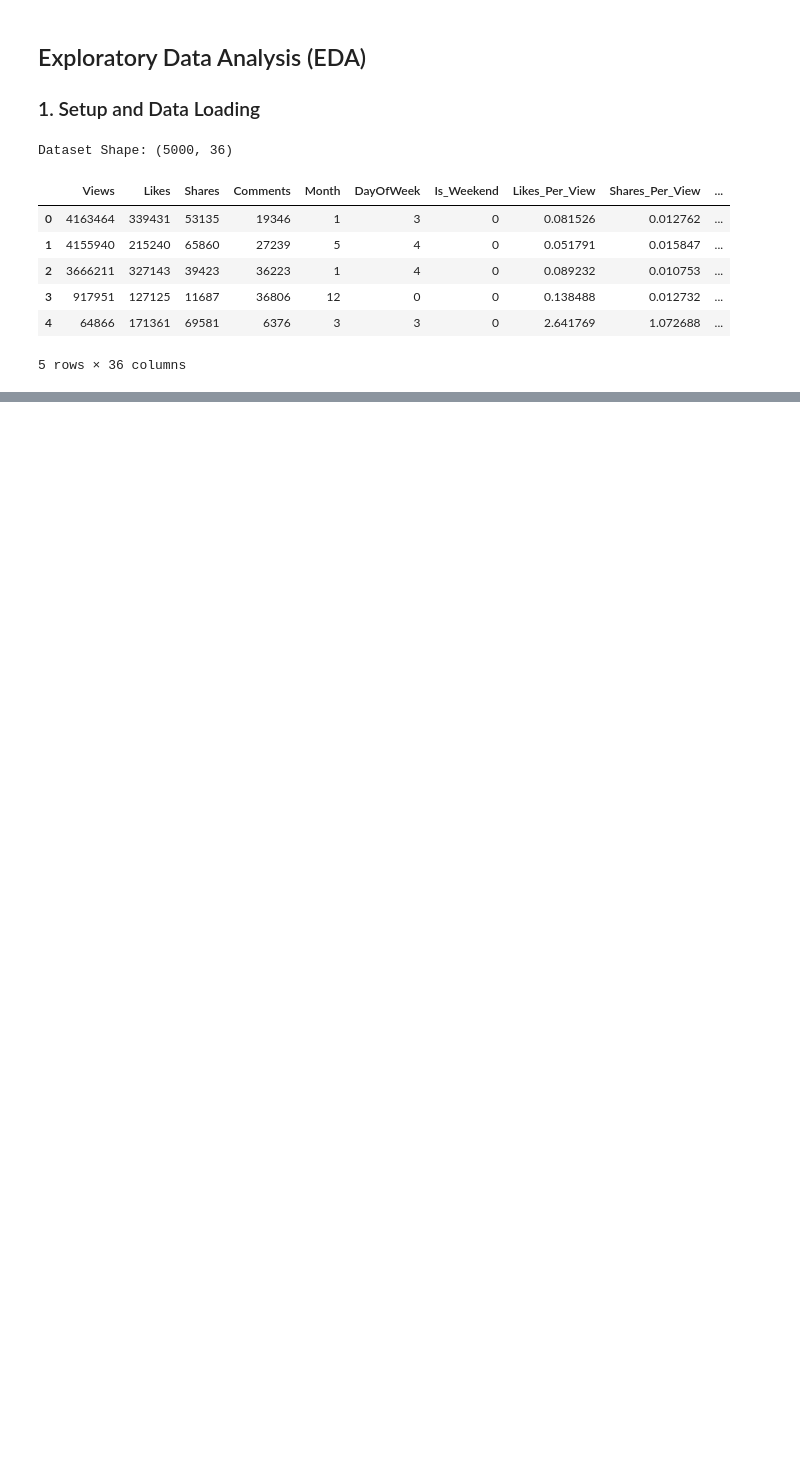
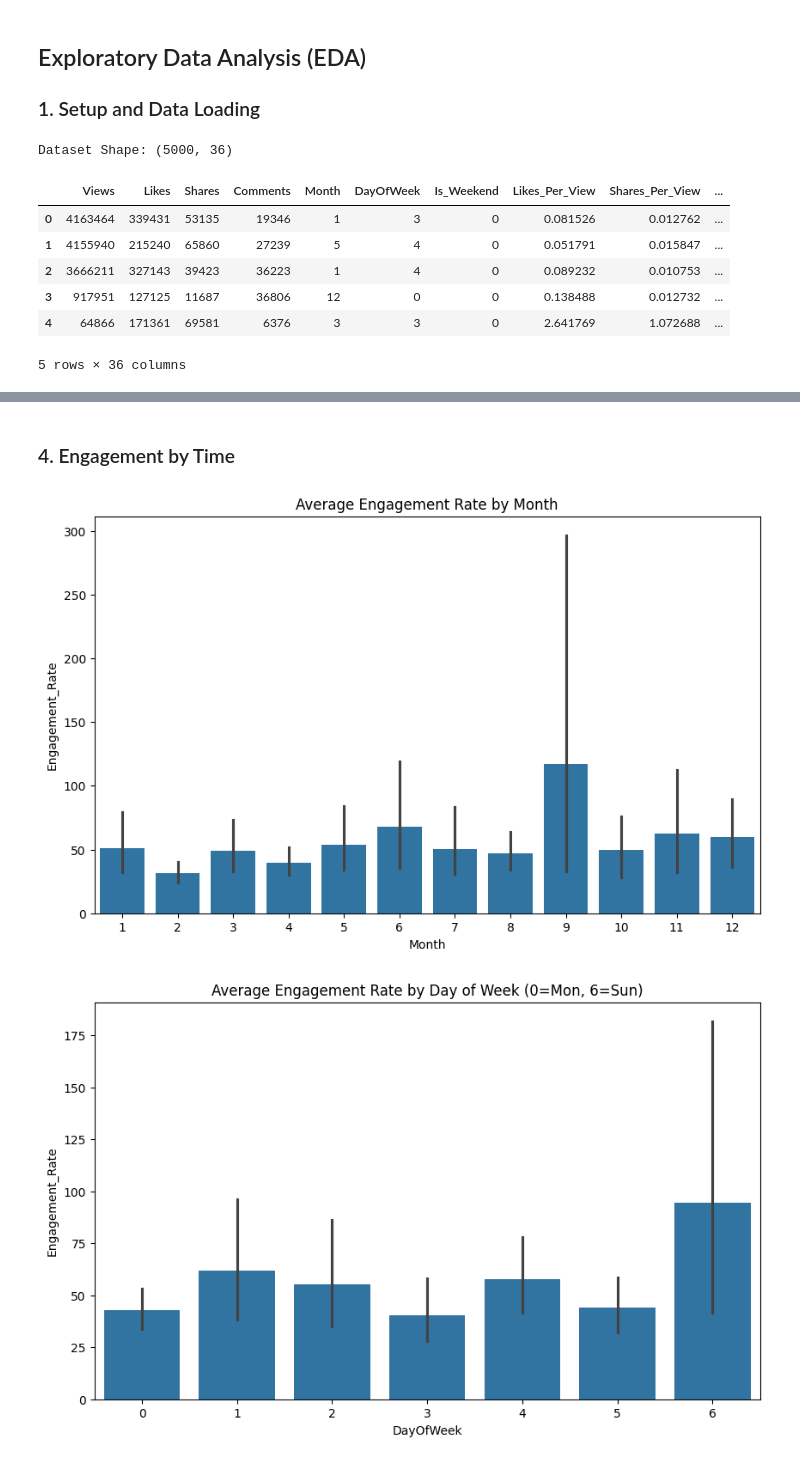
Before and after one commit to p-sahas/social-media-trends-analysis, a Jupyter notebook: 1_EDA.ipynb, the cells around one changed output, grey strips where cells are left out. Saved outputs shown, nothing was run; the diff lists cells and outputs as text; code cells hidden in the pictures; blank space fills up the shorter version.

```diff
--- a/1_EDA.ipynb
+++ b/1_EDA.ipynb
@@ -26,0 +52,17 @@ Dataset Shape: (5000, 36)
+# %% [markdown]
+### 4. Engagement by Time
+# %%
+if 'Month' in df.columns:
+    plt.figure(figsize=(10, 6))
+    sns.barplot(x='Month', y='Engagement_Rate', data=df)
+    plt.title('Average Engagement Rate by Month')
+    plt.show()
+
+if 'DayOfWeek' in df.columns:
+    plt.figure(figsize=(10, 6))
+    sns.barplot(x='DayOfWeek', y='Engagement_Rate', data=df)
+    plt.title('Average Engagement Rate by Day of Week (0=Mon, 6=Sun)')
+    plt.show()
+# %% [output]
+[figure, added]
+[figure, added]
```
Also changed, not shown: parts of 4 cells of this notebook.
